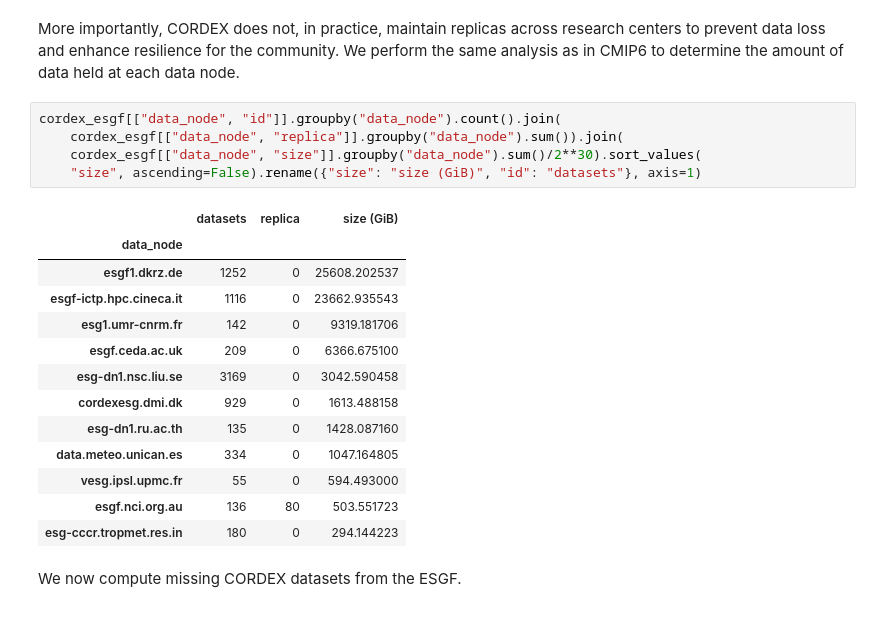
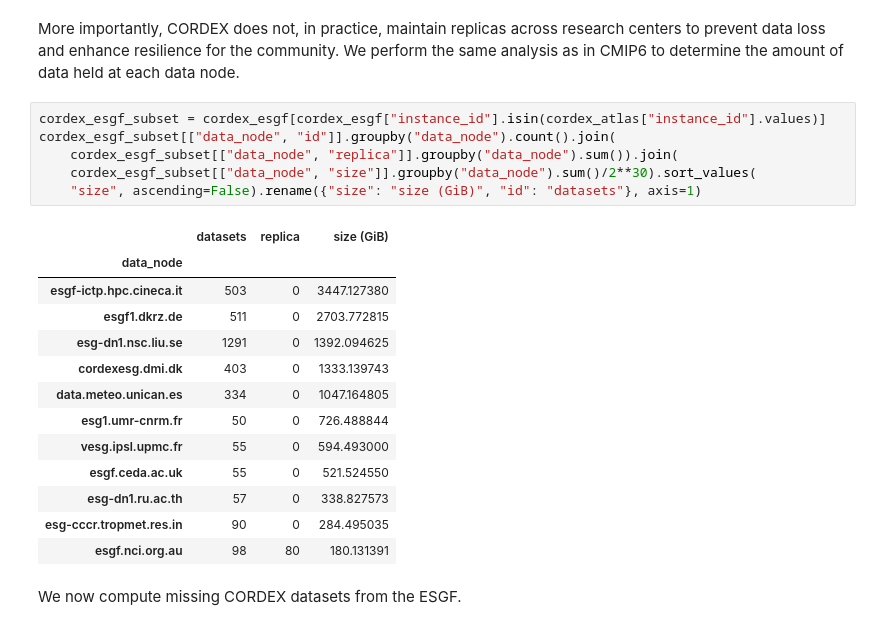
Before and after one commit to zequihg50/reproducibility-ipcc-atlas, a Jupyter notebook: main.ipynb, the cells around one changed output. Saved outputs shown, nothing was run; the diff lists cells and outputs as text.

Commit message:
fixes to cordex

```diff
--- a/main.ipynb
+++ b/main.ipynb
@@ -706,25 +706,26 @@ f"{len(cordex_wdc_long_term)} datasets still available at WDC"
 '173 datasets still available at WDC'
 # %% [markdown]
 More importantly, CORDEX does not, in practice, maintain replicas across research centers to prevent data loss and enhance resilience for the community. We perform the same analysis as in CMIP6 to determine the amount of data held at each data node.
-# %%
-cordex_esgf[["data_node", "id"]].groupby("data_node").count().join(
-    cordex_esgf[["data_node", "replica"]].groupby("data_node").sum()).join(
-    cordex_esgf[["data_node", "size"]].groupby("data_node").sum()/2**30).sort_values(
-    "size", ascending=False).rename({"size": "size (GiB)", "id": "datasets"}, axis=1)
-# %% [output]
-|  | datasets | replica | size (GiB) |
-| data_node |  |  |  |
-| esgf1.dkrz.de | 1252 | 0 | 25608.202537 |
-| esgf-ictp.hpc.cineca.it | 1116 | 0 | 23662.935543 |
-| esg1.umr-cnrm.fr | 142 | 0 | 9319.181706 |
-| esgf.ceda.ac.uk | 209 | 0 | 6366.675100 |
-| esg-dn1.nsc.liu.se | 3169 | 0 | 3042.590458 |
-| cordexesg.dmi.dk | 929 | 0 | 1613.488158 |
-| esg-dn1.ru.ac.th | 135 | 0 | 1428.087160 |
-| data.meteo.unican.es | 334 | 0 | 1047.164805 |
-| vesg.ipsl.upmc.fr | 55 | 0 | 594.493000 |
-| esgf.nci.org.au | 136 | 80 | 503.551723 |
-| esg-cccr.tropmet.res.in | 180 | 0 | 294.144223 |
+# %%
+cordex_esgf_subset = cordex_esgf[cordex_esgf["instance_id"].isin(cordex_atlas["instance_id"].values)]
+cordex_esgf_subset[["data_node", "id"]].groupby("data_node").count().join(
+    cordex_esgf_subset[["data_node", "replica"]].groupby("data_node").sum()).join(
+    cordex_esgf_subset[["data_node", "size"]].groupby("data_node").sum()/2**30).sort_values(
+    "size", ascending=False).rename({"size": "size (GiB)", "id": "datasets"}, axis=1)
+# %% [output]
+|  | datasets | replica | size (GiB) |
+| data_node |  |  |  |
+| esgf-ictp.hpc.cineca.it | 503 | 0 | 3447.127380 |
+| esgf1.dkrz.de | 511 | 0 | 2703.772815 |
+| esg-dn1.nsc.liu.se | 1291 | 0 | 1392.094625 |
+| cordexesg.dmi.dk | 403 | 0 | 1333.139743 |
+| data.meteo.unican.es | 334 | 0 | 1047.164805 |
+| esg1.umr-cnrm.fr | 50 | 0 | 726.488844 |
+| vesg.ipsl.upmc.fr | 55 | 0 | 594.493000 |
+| esgf.ceda.ac.uk | 55 | 0 | 521.524550 |
+| esg-dn1.ru.ac.th | 57 | 0 | 338.827573 |
+| esg-cccr.tropmet.res.in | 90 | 0 | 284.495035 |
+| esgf.nci.org.au | 98 | 80 | 180.131391 |
 # %% [markdown]
 We now compute missing CORDEX datasets from the ESGF.
 # %%
```
